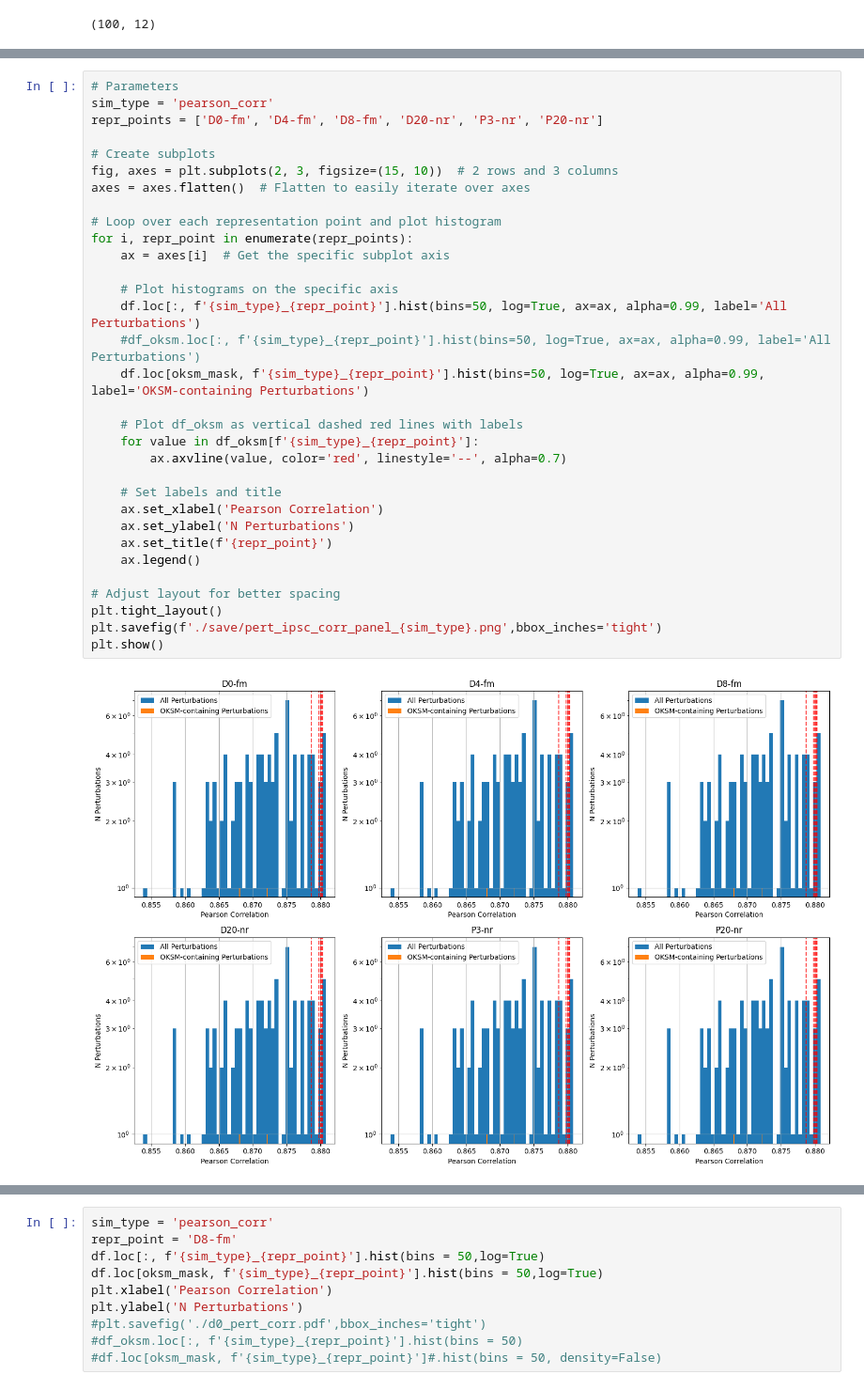
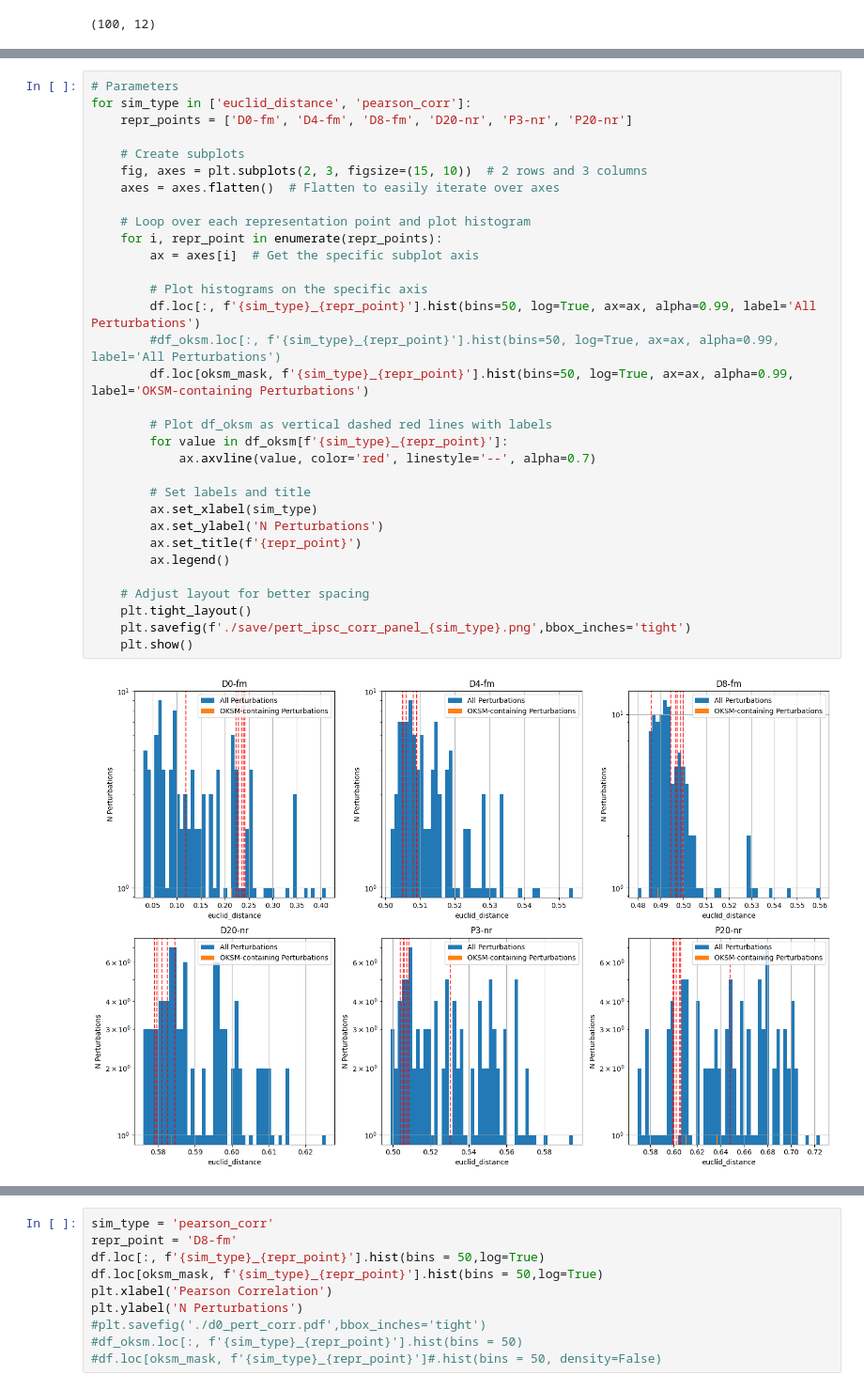
Before and after one commit to a93sokol/scGPT_reproduce, a Jupyter notebook: tutorials/explore_pert_search.ipynb, the cells around one changed output, grey strips where cells are left out. Shown: that part at 94% size. Saved outputs shown, nothing was run; the diff lists cells and outputs as text.

Commit message:
expanding sampling perturbation

```diff
--- a/tutorials/explore_pert_search.ipynb
+++ b/tutorials/explore_pert_search.ipynb
@@ -37,34 +37,34 @@ df.loc[:,order].round(3).head(10)
 # %%
 # Parameters
-sim_type = 'pearson_corr'
-repr_points = ['D0-fm', 'D4-fm', 'D8-fm', 'D20-nr', 'P3-nr', 'P20-nr']
+for sim_type in ['euclid_distance', 'pearson_corr']:
+    repr_points = ['D0-fm', 'D4-fm', 'D8-fm', 'D20-nr', 'P3-nr', 'P20-nr']
 
-# Create subplots
-fig, axes = plt.subplots(2, 3, figsize=(15, 10))  # 2 rows and 3 columns
-axes = axes.flatten()  # Flatten to easily iterate over axes
+    # Create subplots
+    fig, axes = plt.subplots(2, 3, figsize=(15, 10))  # 2 rows and 3 columns
+    axes = axes.flatten()  # Flatten to easily iterate over axes
 
-# Loop over each representation point and plot histogram
-for i, repr_point in enumerate(repr_points):
-    ax = axes[i]  # Get the specific subplot axis
+    # Loop over each representation point and plot histogram
+    for i, repr_point in enumerate(repr_points):
+        ax = axes[i]  # Get the specific subplot axis
 
-    # Plot histograms on the specific axis
-    df.loc[:, f'{sim_type}_{repr_point}'].hist(bins=50, log=True, ax=ax, alpha=0.99, label='All Perturbations')
-    #df_oksm.loc[:, f'{sim_type}_{repr_point}'].hist(bins=50, log=True, ax=ax, alpha=0.99, label='All Perturbations')
-    df.loc[oksm_mask, f'{sim_type}_{repr_point}'].hist(bins=50, log=True, ax=ax, alpha=0.99, label='OKSM-containing Perturbations')
+        # Plot histograms on the specific axis
+        df.loc[:, f'{sim_type}_{repr_point}'].hist(bins=50, log=True, ax=ax, alpha=0.99, label='All Perturbations')
+        #df_oksm.loc[:, f'{sim_type}_{repr_point}'].hist(bins=50, log=True, ax=ax, alpha=0.99, label='All Perturbations')
+        df.loc[oksm_mask, f'{sim_type}_{repr_point}'].hist(bins=50, log=True, ax=ax, alpha=0.99, label='OKSM-containing Perturbations')
 
-    # Plot df_oksm as vertical dashed red lines with labels
-    for value in df_oksm[f'{sim_type}_{repr_point}']:
-        ax.axvline(value, color='red', linestyle='--', alpha=0.7)
+        # Plot df_oksm as vertical dashed red lines with labels
+        for value in df_oksm[f'{sim_type}_{repr_point}']:
+            ax.axvline(value, color='red', linestyle='--', alpha=0.7)
 
-    # Set labels and title
-    ax.set_xlabel('Pearson Correlation')
-    ax.set_ylabel('N Perturbations')
-    ax.set_title(f'{repr_point}')
-    ax.legend()
+        # Set labels and title
+        ax.set_xlabel(sim_type)
+        ax.set_ylabel('N Perturbations')
+        ax.set_title(f'{repr_point}')
+        ax.legend()
 
-# Adjust layout for better spacing
-plt.tight_layout()
-plt.savefig(f'./save/pert_ipsc_corr_panel_{sim_type}.png',bbox_inches='tight')
-plt.show()
+    # Adjust layout for better spacing
+    plt.tight_layout()
+    plt.savefig(f'./save/pert_ipsc_corr_panel_{sim_type}.png',bbox_inches='tight')
+    plt.show()
 # %% [output]
-[figure, old version]
+[figure, new version]
```
Also changed, not shown: parts of 2 cells of this notebook, 1 other file.
